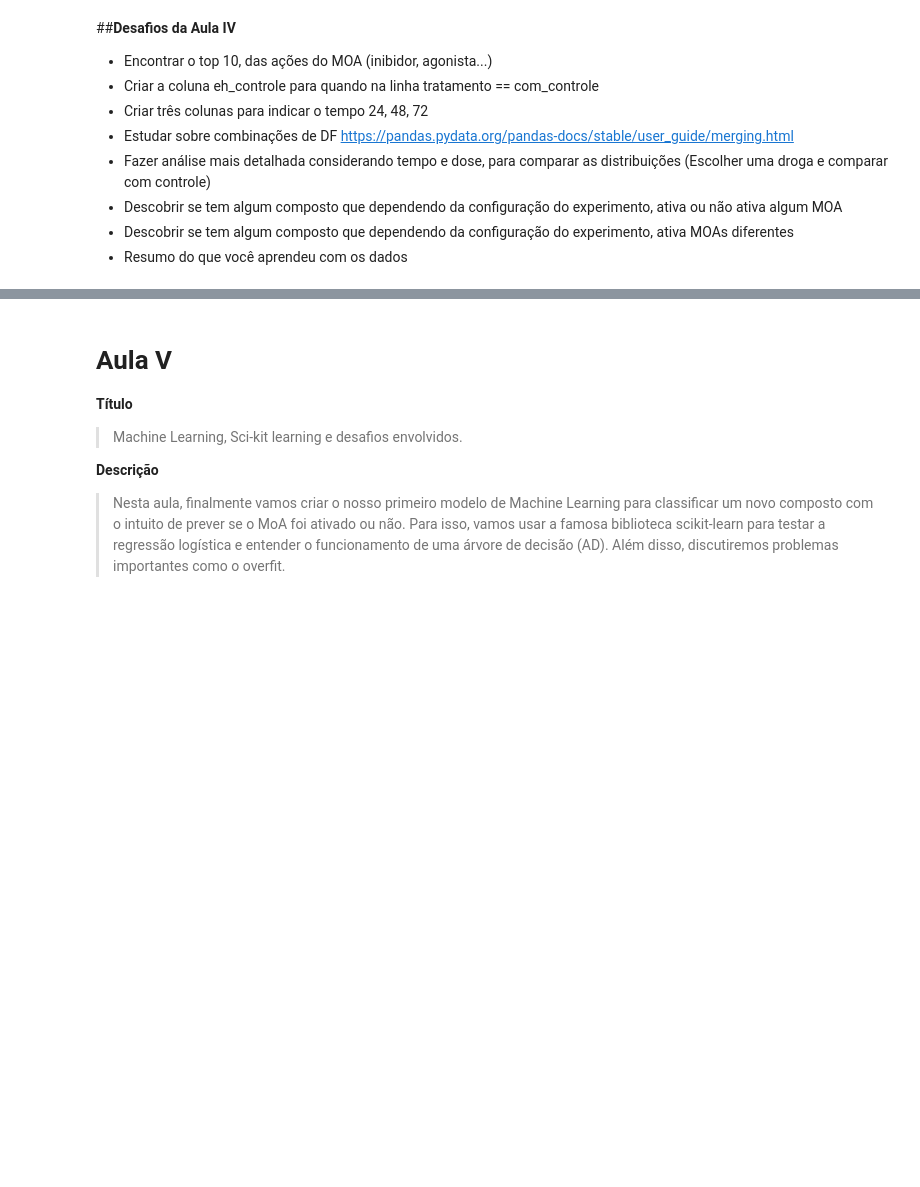
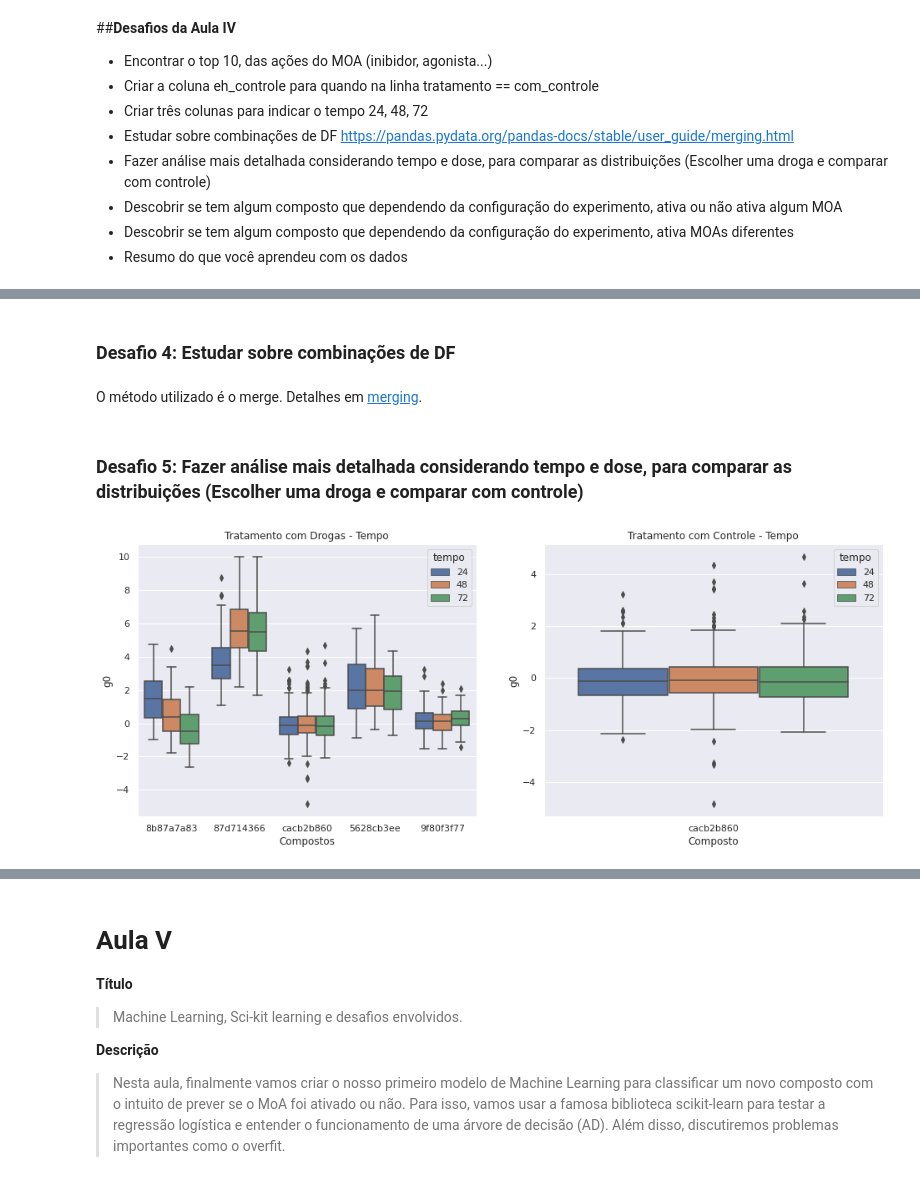
Before and after one commit to MiqSA/imersaodados, a Jupyter notebook: Imersao_Dados.ipynb, the cells around one changed output, grey strips where cells are left out. Saved outputs shown, nothing was run; the diff lists cells and outputs as text; code cells hidden in the pictures; blank space fills up the shorter version.

```diff
--- a/Imersao_Dados.ipynb
+++ b/Imersao_Dados.ipynb
@@ -1168,0 +1235,3 @@ sns.boxplot(data=dados_combinados.query('composto in @composto_principal'), y='g
+# %%
+dados_combinados['eh_controle'] = dados_combinados['tratamento'].map(lambda x: 1 if x=='com_controle' else 0)
+dados_combinados
@@ -1168,0 +1270,20 @@ sns.boxplot(data=dados_combinados.query('composto in @composto_principal'), y='g
+# %% [markdown]
+### **Desafio 4: Estudar sobre combinações de DF**
+# %% [markdown]
+O método utilizado é o merge. Detalhes em [merging](https://pandas.pydata.org/pandas-docs/stable/user_guide/merging.html).
+# %% [markdown]
+### **Desafio 5: Fazer análise mais detalhada considerando tempo e dose, para comparar as distribuições (Escolher uma droga e comparar com controle)**
+# %%
+plt.figure(figsize=(16,6))
+plt.subplot(1,2,1)
+sns.boxplot(data = dados_combinados.query('composto in @composto_principal'), y= 'g0', x='composto', hue='tempo')
+plt.title('Tratamento com Drogas - Tempo')
+plt.xlabel('Compostos')
+
+plt.subplot(1,2,2)
+sns.boxplot(data = dados_combinados.query('composto == "cacb2b860"'), y= 'g0', x='composto', hue='tempo')
+plt.title('Tratamento com Controle - Tempo')
+plt.xlabel('Composto')
+plt.show()
+# %% [output]
+[figure, added]
```
Also changed, not shown: parts of 42 cells of this notebook.
